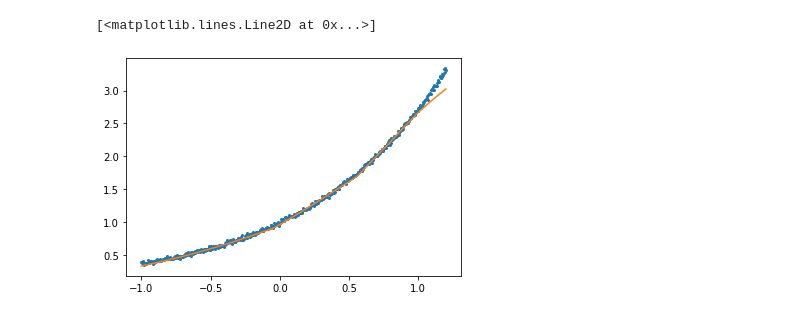
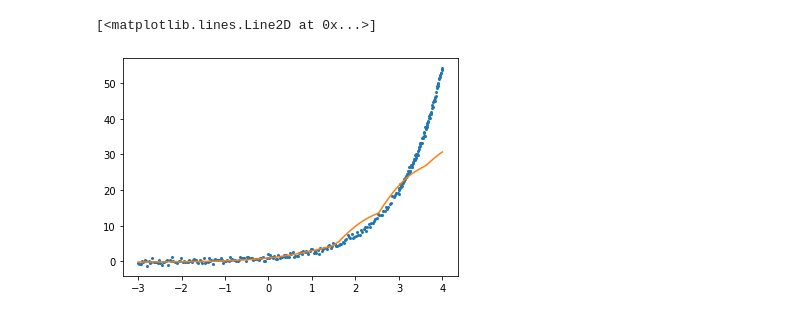
Before and after one commit to NOTfedos/nnga_course_work, a Jupyter notebook: show_results.ipynb, the cells around one changed output. Cells and saved outputs as stored; diff of their text form; code cells hidden in the pictures.

```diff
--- a/show_results.ipynb
+++ b/show_results.ipynb
@@ -10,18 +10,24 @@ import torch
 import torch.utils.data as Data
 import matplotlib.pyplot as plt
 import time
+
+from random import uniform
+
+TRAIN_SIZE = 200
+LIMS = (-3, 3)
+VAL_LIMS = (3, 4)
 # %%
-x_arr = torch.linspace(-1, 1, 500)
-y_arr = torch.exp(x_arr) + torch.normal(0, 0.02, size=(500,))
-dataset = Data.TensorDataset(x_arr.unsqueeze(1),y_arr.unsqueeze(1))
+x_arr = torch.linspace(*LIMS, TRAIN_SIZE)
+y_arr = torch.exp(x_arr) + torch.normal(0, 0.5, size=(TRAIN_SIZE,))
+dataset = Data.TensorDataset(x_arr.unsqueeze(1), y_arr.unsqueeze(1))
 train_loader = Data.DataLoader(
 	dataset=dataset,
-    batch_size=5, # Divided into batches
+    batch_size=10, # Divided into batches
     shuffle=True  # Whether to disrupt the data, the default is False
 )
 
-x_val = torch.linspace(1, 1.2, 50)
-y_val = torch.exp(x_val) + torch.normal(0, 0.02, size=(50,))
+x_val = torch.linspace(*VAL_LIMS, 100)
+y_val = torch.exp(x_val) + torch.normal(0, 0.5, size=(100,))
 dataset = Data.TensorDataset(x_val.unsqueeze(1), y_val.unsqueeze(1))
 val_loader = Data.DataLoader(
 	dataset=dataset,
@@ -37,3 +43,3 @@ plt.plot(x_val, y_val, marker="o", lw=0, markersize=2)
 # %%
-env = Environment(7, train_loader, train_epochs=100, validation_loader=val_loader)
+env = Environment(8, train_loader, train_epochs=50, validation_loader=val_loader)
 # %% [output]
@@ -71,8 +75,8 @@ print(env.entities[2].gens)
 # %%
-for i in range(5):
+for i in range(10):
     start_time = time.time()
     env.evo_step()
     env.train_epoch()
-    print(env.validate_entities())
+    env.validate_entities()
     print(f"Evo epoch {i+1} ended in {int(time.time() - start_time)} s")
 # %% [output]
@@ -108,8 +113,8 @@ plot_env_history(env)
 # %%
 plt.plot(torch.cat((x_arr, x_val)), torch.cat((y_arr, y_val)), marker="o", lw=0, markersize=2)
-y_p = env.entities[0].predict(torch.cat((x_arr, x_val)).unsqueeze(1))
+y_p = env.entities[5].predict(torch.cat((x_arr, x_val)).unsqueeze(1))
 plt.plot(torch.cat((x_arr, x_val)), y_p.squeeze(1), label="Model")
 # %% [output]
 [<matplotlib.lines.Line2D at 0x...>]
-[figure, old version]
+[figure, new version]
 # %%
```
Also changed, not shown: parts of 10 cells of this notebook, 4 other files.
